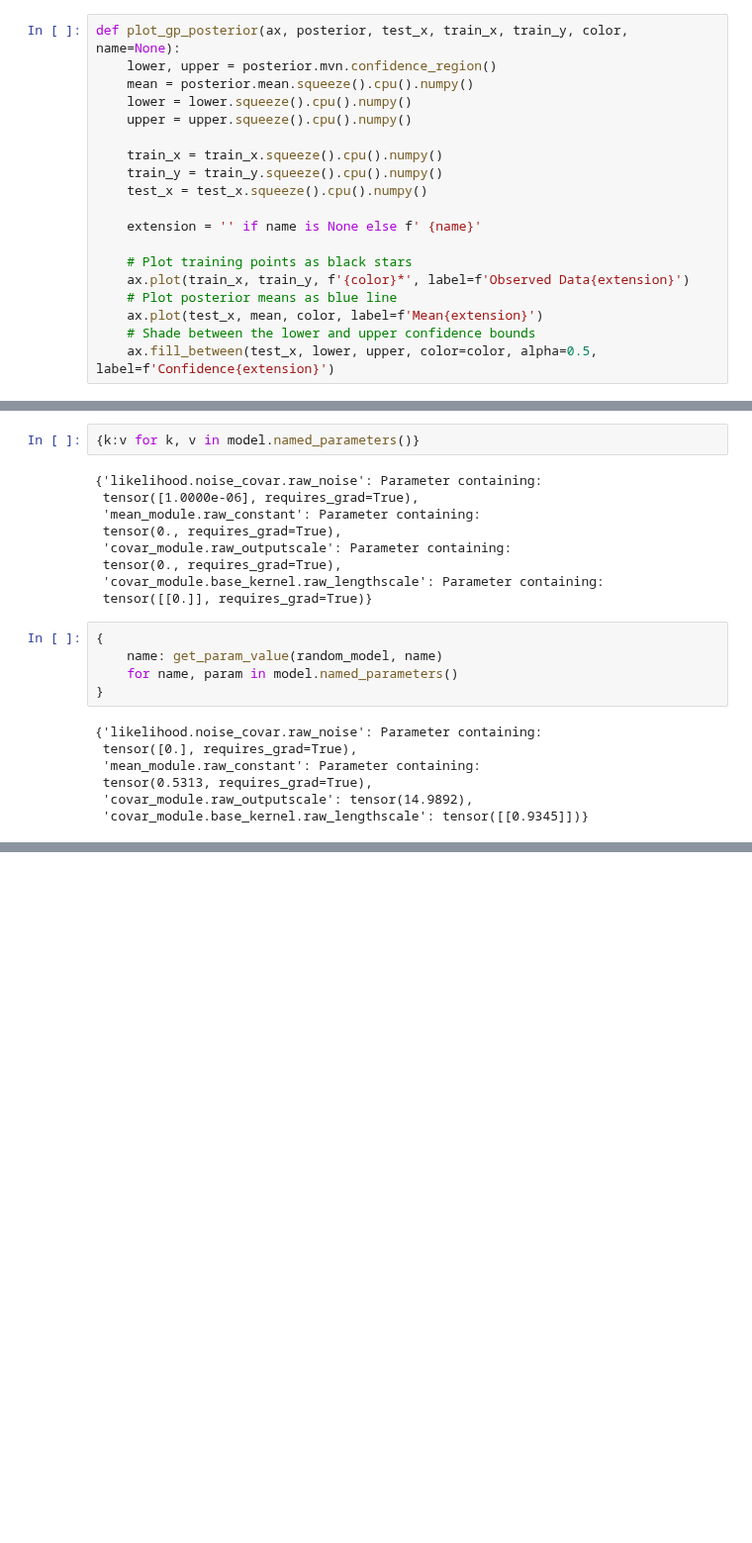
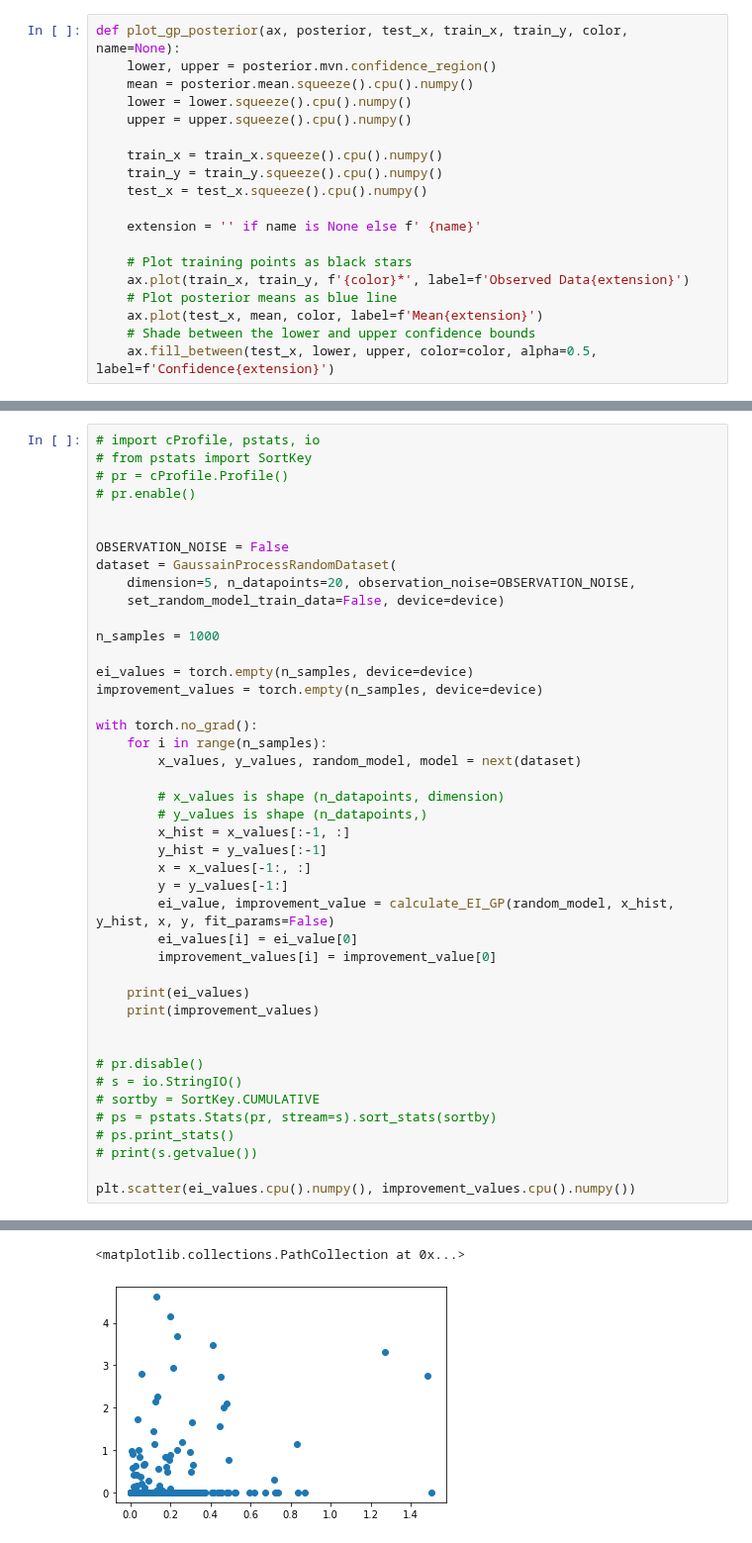
Before and after one commit to 71c/DeepBayesOpt, a Jupyter notebook: PredictEI_simple_test.ipynb, the cells around one changed output, grey strips where cells are left out. Shown at 99% size. Drawn from its saved outputs; the diff is of its cells as text; blank space fills up the shorter version.

```diff
--- a/PredictEI_simple_test.ipynb
+++ b/PredictEI_simple_test.ipynb
@@ -125,23 +143,44 @@ Fitted: l=0.137, sigma^2=11.9, noise=0
-# %%
-{k:v for k, v in model.named_parameters()}
-# %% [output]
-{'likelihood.noise_covar.raw_noise': Parameter containing:
- tensor([1.0000e-06], requires_grad=True),
- 'mean_module.raw_constant': Parameter containing:
- tensor(0., requires_grad=True),
- 'covar_module.raw_outputscale': Parameter containing:
- tensor(0., requires_grad=True),
- 'covar_module.base_kernel.raw_lengthscale': Parameter containing:
- tensor([[0.]], requires_grad=True)}
-# %%
-{
-    name: get_param_value(random_model, name)
-    for name, param in model.named_parameters()
-}
-# %% [output]
-{'likelihood.noise_covar.raw_noise': Parameter containing:
- tensor([0.], requires_grad=True),
- 'mean_module.raw_constant': Parameter containing:
- tensor(0.5313, requires_grad=True),
- 'covar_module.raw_outputscale': tensor(14.9892),
- 'covar_module.base_kernel.raw_lengthscale': tensor([[0.9345]])}
+# %%
+# import cProfile, pstats, io
+# from pstats import SortKey
+# pr = cProfile.Profile()
+# pr.enable()
+
+
+OBSERVATION_NOISE = False
+dataset = GaussainProcessRandomDataset(
+    dimension=5, n_datapoints=20, observation_noise=OBSERVATION_NOISE,
+    set_random_model_train_data=False, device=device)
+
+n_samples = 1000
+
+ei_values = torch.empty(n_samples, device=device)
+improvement_values = torch.empty(n_samples, device=device)
+
+with torch.no_grad():
+    for i in range(n_samples):
+        x_values, y_values, random_model, model = next(dataset)
+
+        # x_values is shape (n_datapoints, dimension)
+        # y_values is shape (n_datapoints,)
+        x_hist = x_values[:-1, :]
+        y_hist = y_values[:-1]
+        x = x_values[-1:, :]
+        y = y_values[-1:]
+        ei_value, improvement_value = calculate_EI_GP(random_model, x_hist, y_hist, x, y, fit_params=False)
+        ei_values[i] = ei_value[0]
+        improvement_values[i] = improvement_value[0]
+
+    print(ei_values)
+    print(improvement_values)
+
+
+# pr.disable()
+# s = io.StringIO()
+# sortby = SortKey.CUMULATIVE
+# ps = pstats.Stats(pr, stream=s).sort_stats(sortby)
+# ps.print_stats()
+# print(s.getvalue())
+
+plt.scatter(ei_values.cpu().numpy(), improvement_values.cpu().numpy())
+# %% [output]
@@ -147,0 +204,2 @@ Fitted: l=0.137, sigma^2=11.9, noise=0
+<matplotlib.collections.PathCollection at 0x...>
+[figure, added]
```
Also changed, not shown: parts of 2 cells of this notebook, 1 other file.
